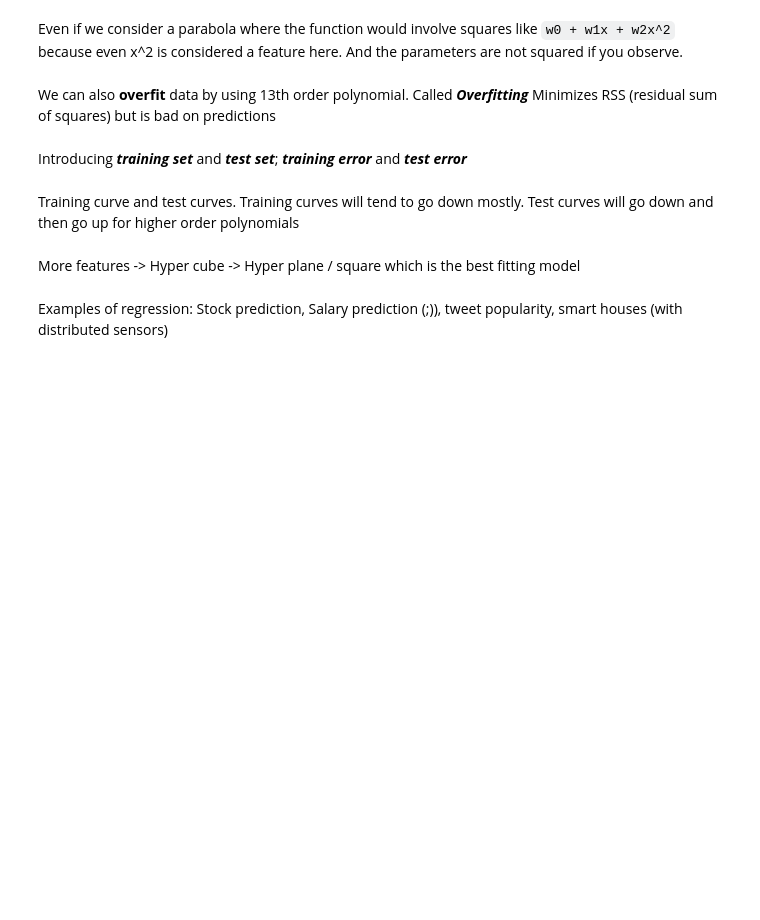
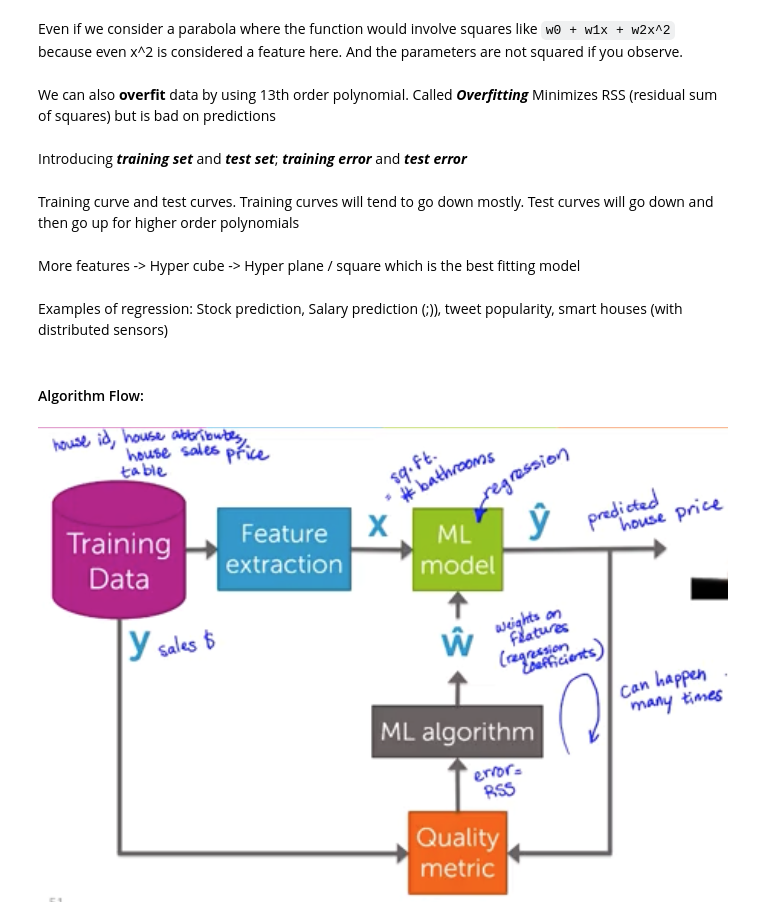
Before and after one commit to sugavaneshb/coursera-ml-mooc, a Jupyter notebook: 1_ml_foundations/course_material/Week 2 - Regression - Predicting House Prices.ipynb, the cells around one changed output. Drawn from its saved outputs; the diff is of its cells as text; code cells hidden in the pictures; blank space fills up the shorter version.

```diff
--- a/1_ml_foundations/course_material/Week 2 - Regression - Predicting House Prices.ipynb
+++ b/1_ml_foundations/course_material/Week 2 - Regression - Predicting House Prices.ipynb
@@ -31,3 +31,11 @@ Training curve and test curves. Training curves will tend to go down mostly. Tes
 More features -> Hyper cube -> Hyper plane / square which is the best fitting model
 # %% [markdown]
 Examples of regression: Stock prediction, Salary prediction (;)), tweet popularity, smart houses (with distributed sensors)
+# %% [markdown]
+#### Algorithm Flow:
+# %%
+from IPython.display import Image
+Image('images/Regression Flowchart.png') # explains the flow of the basic regression algorithm with
+                                         # training & correction explained as well
+# %% [output]
+[figure, added]
```
Also changed, not shown: 4 other files.
